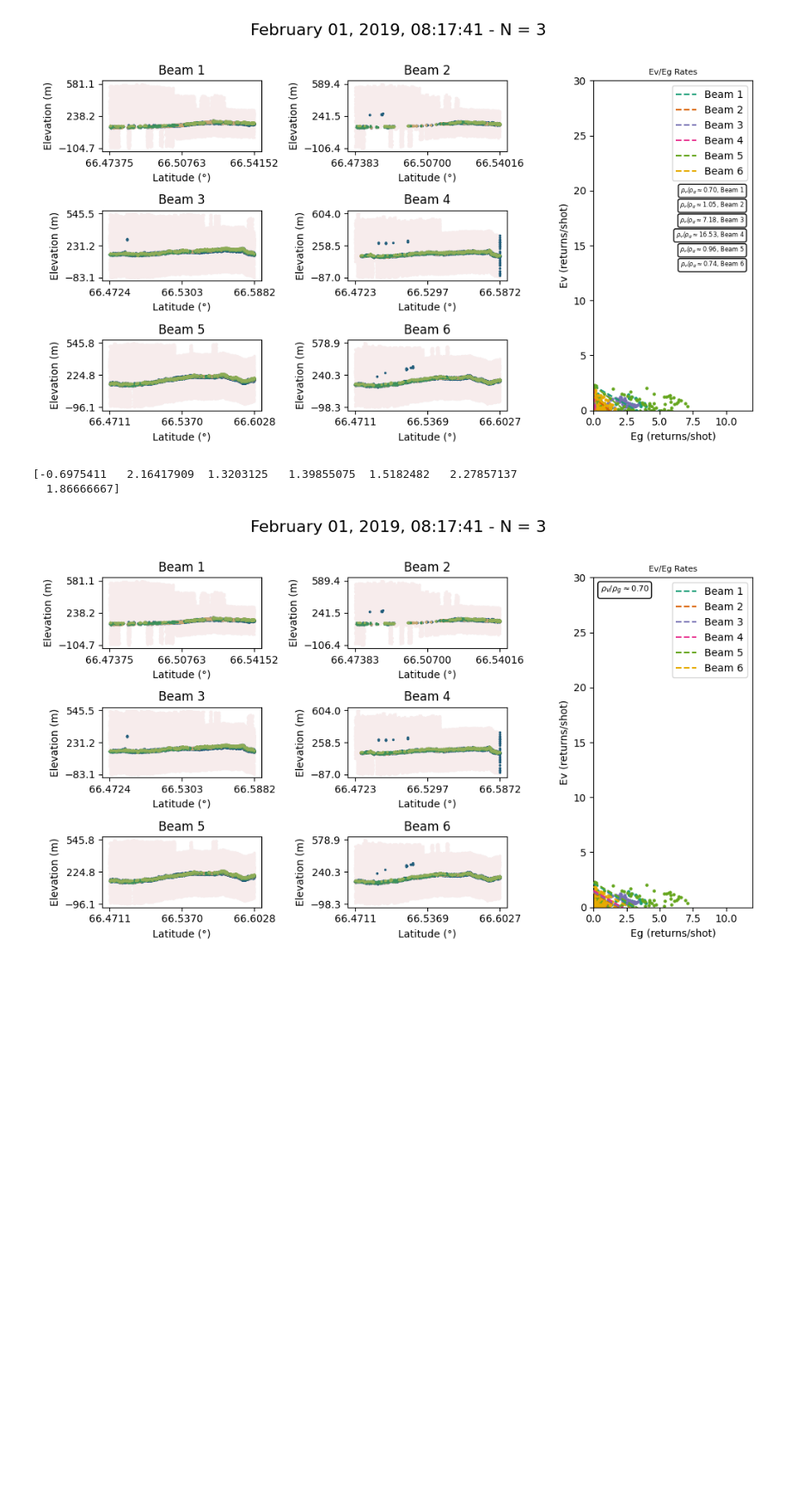
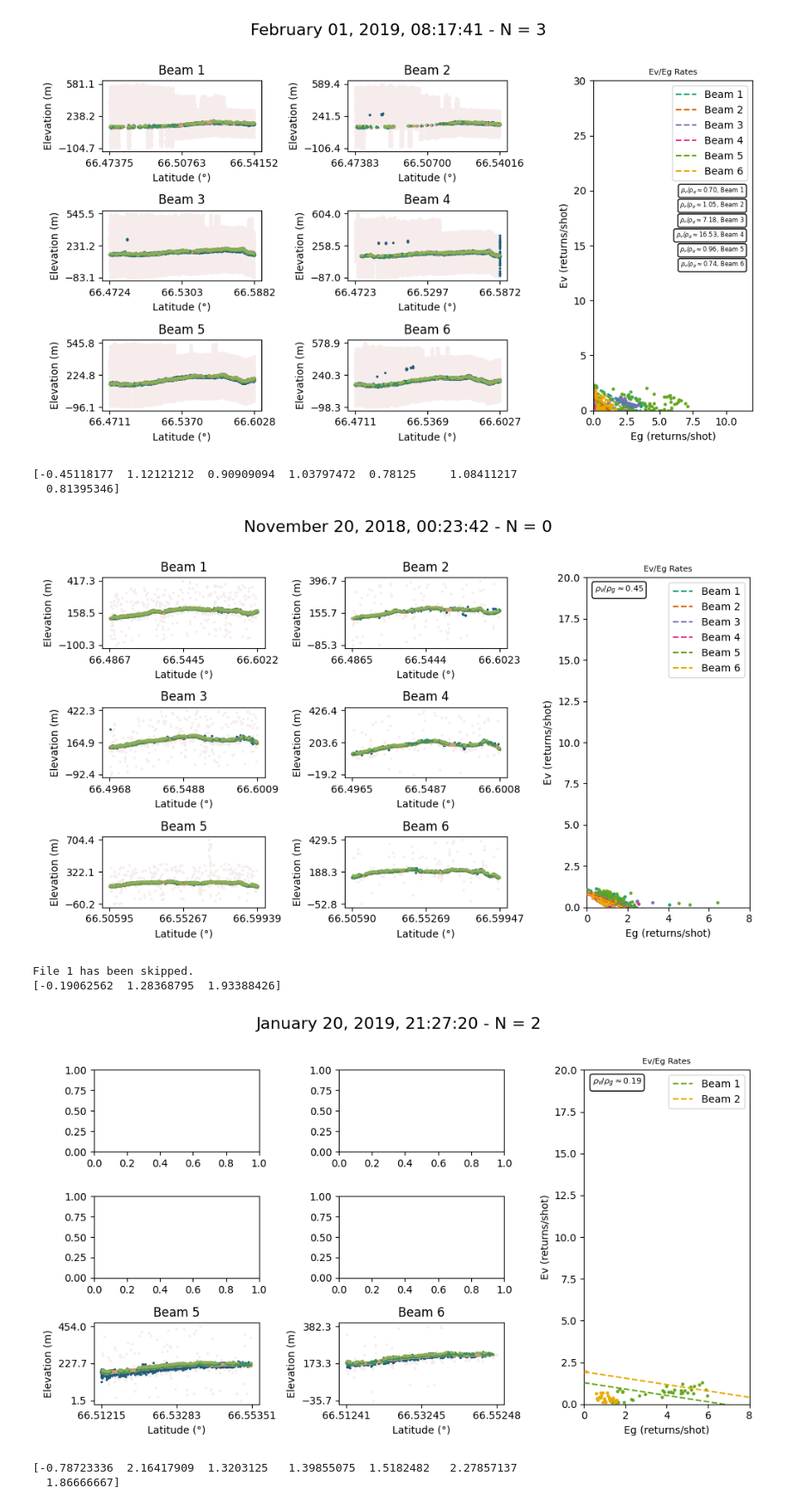
Before and after one commit to thomaslaraia/Snowstradamus, a Jupyter notebook: parallel_regression.ipynb, the cells around one changed output. Shown at 86% size. Saved outputs shown, nothing was run; the diff lists cells and outputs as text; code cells hidden in the pictures; blank space fills up the shorter version.

```diff
--- a/parallel_regression.ipynb
+++ b/parallel_regression.ipynb
@@ -24,27 +24,34 @@ for j in range(3,4):
 # %%
 from scripts.imports import os, glob, pdb, np, h5py, pd, xr, gpd, Proj, Transformer, CRS, \
                         plt, cmap, cmap2, Model, Data, ODR, datetime, rasterio, show, \
                         ccrs, cfeature
 from scripts.classes_fixed import *
 from scripts.pvpg_fixed import *
 from scripts.track_pairs import *
 from scripts.show_tracks import *
 from scripts.parallel import pvpg_parallel_method1
 
 %matplotlib ipympl
 
 dirpath = '../data/rovaniemi_w/'
 all_ATL03, all_ATL08 = track_pairs(dirpath)
 N = len(all_ATL03)
 
-for j in range(3,4):
+for j in range(0,4):
     pvpg_parallel_method1(all_ATL03[j],all_ATL08[j],
-                           init = -.01,
-                           # f_scale=.01,
+                           init = -.1,
+                           # f_scale=.1,
                            loss = 'linear',
-                           file_index=j,
-                           zeros = False)
+                           zeros = False,
+                           #beam = 5,
+                           y_init = np.max, #alternatively np.max
+                           file_index=j)
 # %% [output]
-[-0.6975411   2.16417909  1.3203125   1.39855075  1.5182482   2.27857137
-  1.86666667]
+[-0.45118177  1.12121212  0.90909094  1.03797472  0.78125     1.08411217
+  0.81395346]
-[figure, old version]
+[figure, new version]
+File 1 has been skipped.
+[-0.19062562  1.28368795  1.93388426]
+[figure, added]
+[-0.78723336  2.16417909  1.3203125   1.39855075  1.5182482   2.27857137
+  1.86666667]
```
Also changed, not shown: parts of 2 cells of this notebook, 1 other file.
